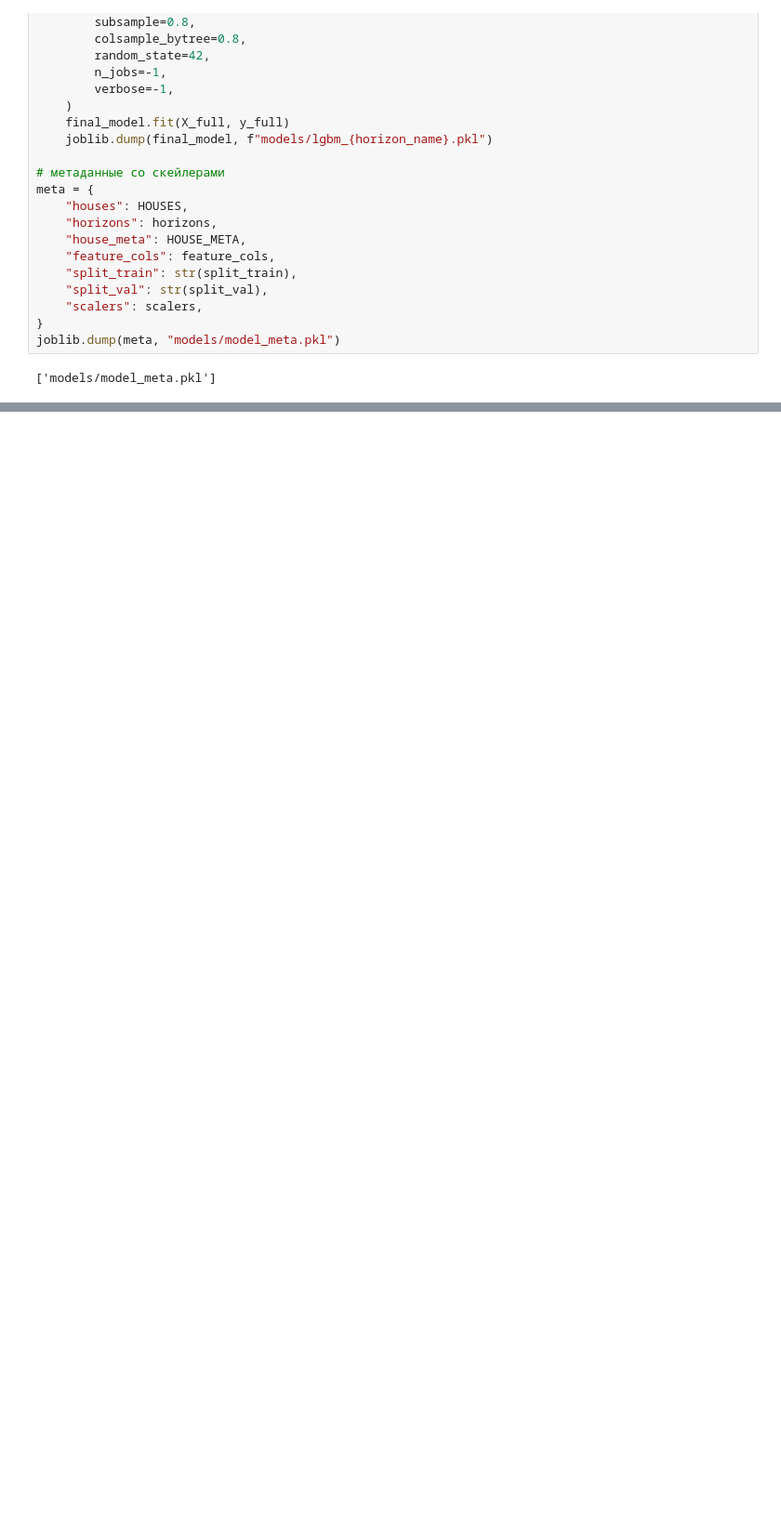
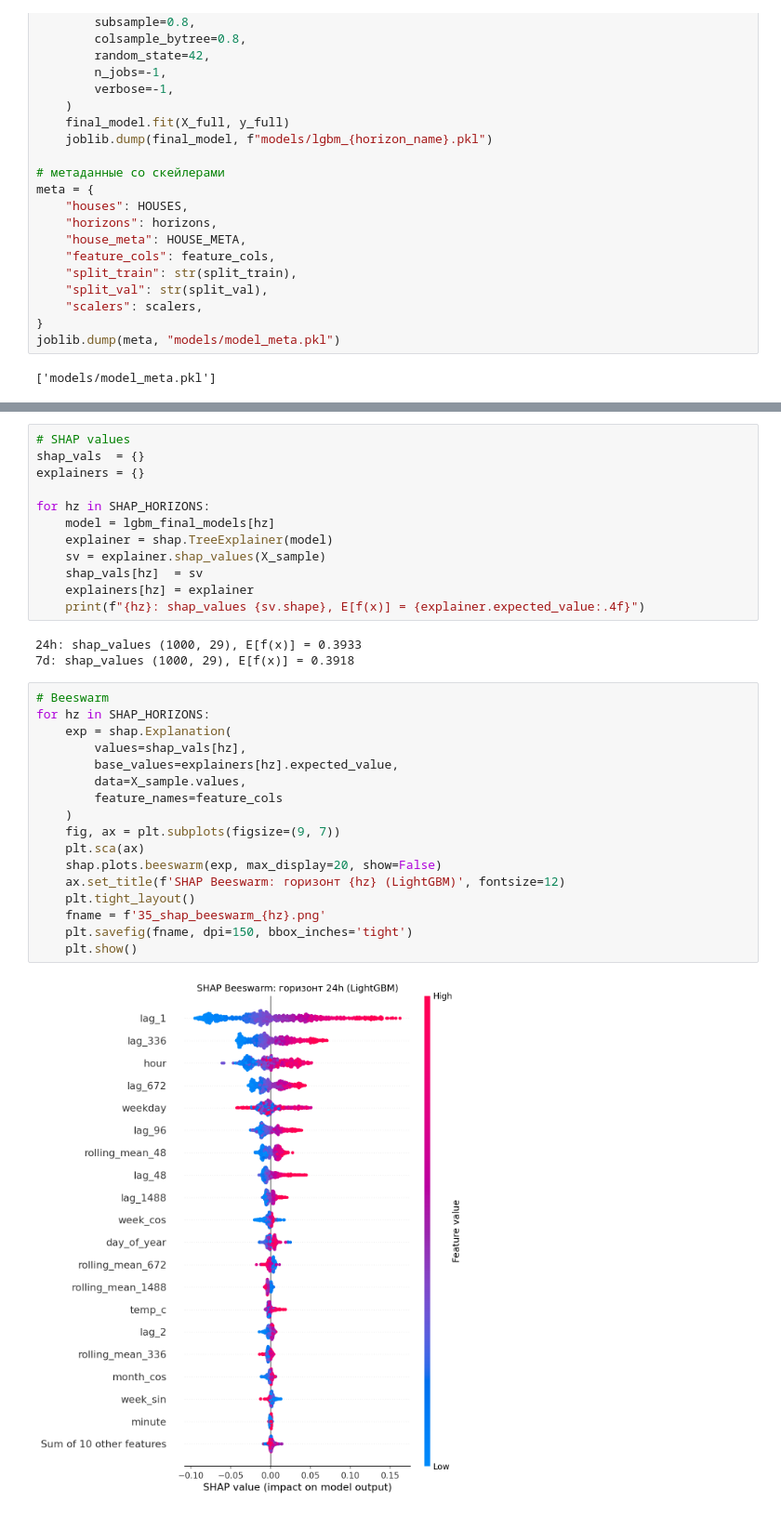
Before and after one commit to IvanMorsin/Forecasting-electrical-power-in-multi-storey-residential-buildings, a Jupyter notebook: notebook_9_XGBoost_LightGBM_CatBoost_RF.ipynb, the cells around one changed output, grey strips where cells are left out. Shown at 93% size. Cells and saved outputs as stored; diff of their text form; blank space fills up the shorter version.

```diff
--- a/notebook_9_XGBoost_LightGBM_CatBoost_RF.ipynb
+++ b/notebook_9_XGBoost_LightGBM_CatBoost_RF.ipynb
@@ -1004,0 +1034,34 @@ joblib.dump(meta, "models/model_meta.pkl")
+# %%
+# SHAP values
+shap_vals  = {}
+explainers = {}
+
+for hz in SHAP_HORIZONS:
+    model = lgbm_final_models[hz]
+    explainer = shap.TreeExplainer(model)
+    sv = explainer.shap_values(X_sample)
+    shap_vals[hz]  = sv
+    explainers[hz] = explainer
+    print(f"{hz}: shap_values {sv.shape}, E[f(x)] = {explainer.expected_value:.4f}")
+# %% [output]
+24h: shap_values (1000, 29), E[f(x)] = 0.3933
+7d: shap_values (1000, 29), E[f(x)] = 0.3918
+# %%
+# Beeswarm
+for hz in SHAP_HORIZONS:
+    exp = shap.Explanation(
+        values=shap_vals[hz],
+        base_values=explainers[hz].expected_value,
+        data=X_sample.values,
+        feature_names=feature_cols
+    )
+    fig, ax = plt.subplots(figsize=(9, 7))
+    plt.sca(ax)
+    shap.plots.beeswarm(exp, max_display=20, show=False)
+    ax.set_title(f'SHAP Beeswarm: горизонт {hz} (LightGBM)', fontsize=12)
+    plt.tight_layout()
+    fname = f'35_shap_beeswarm_{hz}.png'
+    plt.savefig(fname, dpi=150, bbox_inches='tight')
+    plt.show()
+# %% [output]
+[figure, added]
```
Also changed, not shown: parts of 6 cells of this notebook.
